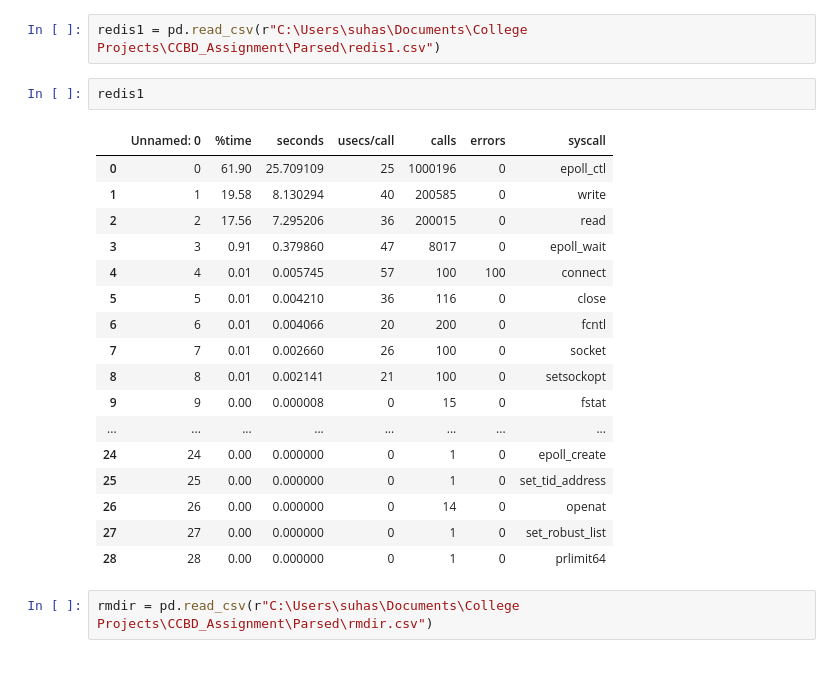
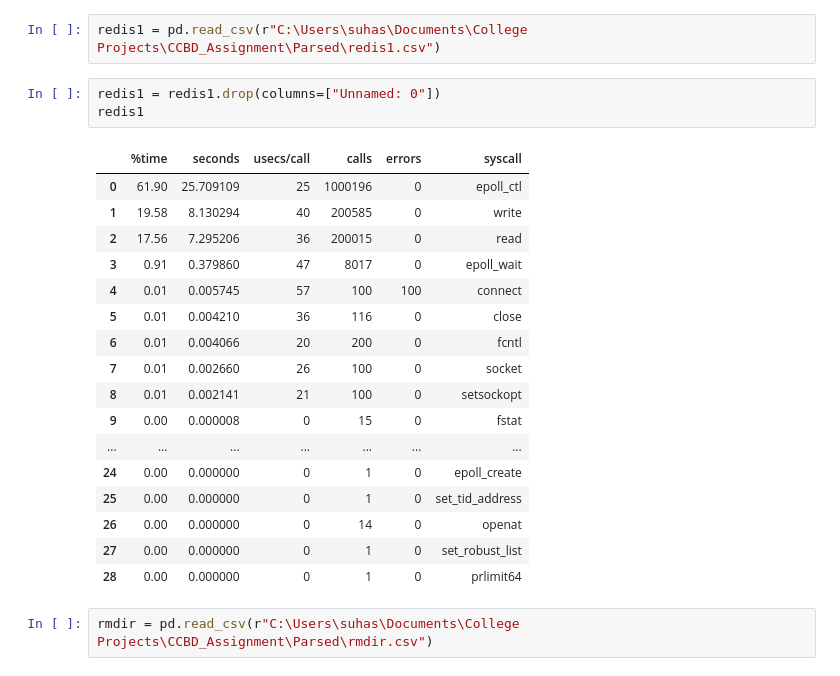
Before and after one commit to RIT3shSapata/CCBD_Assignment, a Jupyter notebook: Analysis/Analysis.ipynb, the cells around one changed output. Saved outputs shown, nothing was run; the diff lists cells and outputs as text.

```diff
--- a/Analysis/Analysis.ipynb
+++ b/Analysis/Analysis.ipynb
@@ -108,24 +113,25 @@ mkdir
 # %%
 redis1 = pd.read_csv(r"C:\Users\suhas\Documents\College Projects\CCBD_Assignment\Parsed\redis1.csv")
-# %%
-redis1
-# %% [output]
-|  | Unnamed: 0 | %time | seconds | usecs/call | calls | errors | syscall |
-| 0 | 0 | 61.90 | 25.709109 | 25 | 1000196 | 0 | epoll_ctl |
-| 1 | 1 | 19.58 | 8.130294 | 40 | 200585 | 0 | write |
-| 2 | 2 | 17.56 | 7.295206 | 36 | 200015 | 0 | read |
-| 3 | 3 | 0.91 | 0.379860 | 47 | 8017 | 0 | epoll_wait |
-| 4 | 4 | 0.01 | 0.005745 | 57 | 100 | 100 | connect |
-| 5 | 5 | 0.01 | 0.004210 | 36 | 116 | 0 | close |
-| 6 | 6 | 0.01 | 0.004066 | 20 | 200 | 0 | fcntl |
-| 7 | 7 | 0.01 | 0.002660 | 26 | 100 | 0 | socket |
-| 8 | 8 | 0.01 | 0.002141 | 21 | 100 | 0 | setsockopt |
-| 9 | 9 | 0.00 | 0.000008 | 0 | 15 | 0 | fstat |
-| ... | ... | ... | ... | ... | ... | ... | ... |
-| 24 | 24 | 0.00 | 0.000000 | 0 | 1 | 0 | epoll_create |
-| 25 | 25 | 0.00 | 0.000000 | 0 | 1 | 0 | set_tid_address |
-| 26 | 26 | 0.00 | 0.000000 | 0 | 14 | 0 | openat |
-| 27 | 27 | 0.00 | 0.000000 | 0 | 1 | 0 | set_robust_list |
-| 28 | 28 | 0.00 | 0.000000 | 0 | 1 | 0 | prlimit64 |
+# %%
+redis1 = redis1.drop(columns=["Unnamed: 0"])
+redis1
+# %% [output]
+|  | %time | seconds | usecs/call | calls | errors | syscall |
+| 0 | 61.90 | 25.709109 | 25 | 1000196 | 0 | epoll_ctl |
+| 1 | 19.58 | 8.130294 | 40 | 200585 | 0 | write |
+| 2 | 17.56 | 7.295206 | 36 | 200015 | 0 | read |
+| 3 | 0.91 | 0.379860 | 47 | 8017 | 0 | epoll_wait |
+| 4 | 0.01 | 0.005745 | 57 | 100 | 100 | connect |
+| 5 | 0.01 | 0.004210 | 36 | 116 | 0 | close |
+| 6 | 0.01 | 0.004066 | 20 | 200 | 0 | fcntl |
+| 7 | 0.01 | 0.002660 | 26 | 100 | 0 | socket |
+| 8 | 0.01 | 0.002141 | 21 | 100 | 0 | setsockopt |
+| 9 | 0.00 | 0.000008 | 0 | 15 | 0 | fstat |
+| ... | ... | ... | ... | ... | ... | ... |
+| 24 | 0.00 | 0.000000 | 0 | 1 | 0 | epoll_create |
+| 25 | 0.00 | 0.000000 | 0 | 1 | 0 | set_tid_address |
+| 26 | 0.00 | 0.000000 | 0 | 14 | 0 | openat |
+| 27 | 0.00 | 0.000000 | 0 | 1 | 0 | set_robust_list |
+| 28 | 0.00 | 0.000000 | 0 | 1 | 0 | prlimit64 |
 # %%
 rmdir = pd.read_csv(r"C:\Users\suhas\Documents\College Projects\CCBD_Assignment\Parsed\rmdir.csv")
```
Also changed, not shown: parts of 15 cells of this notebook.
